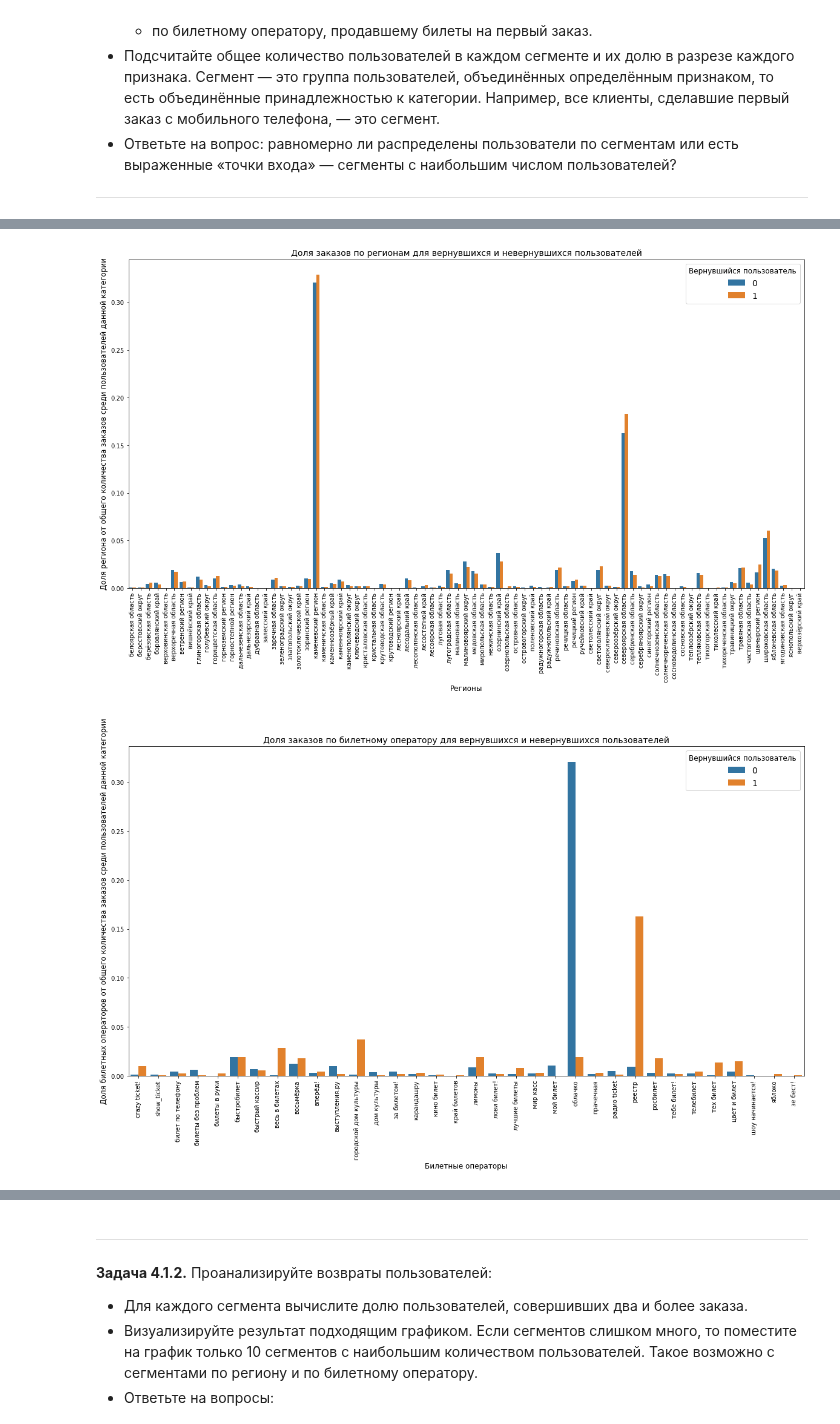
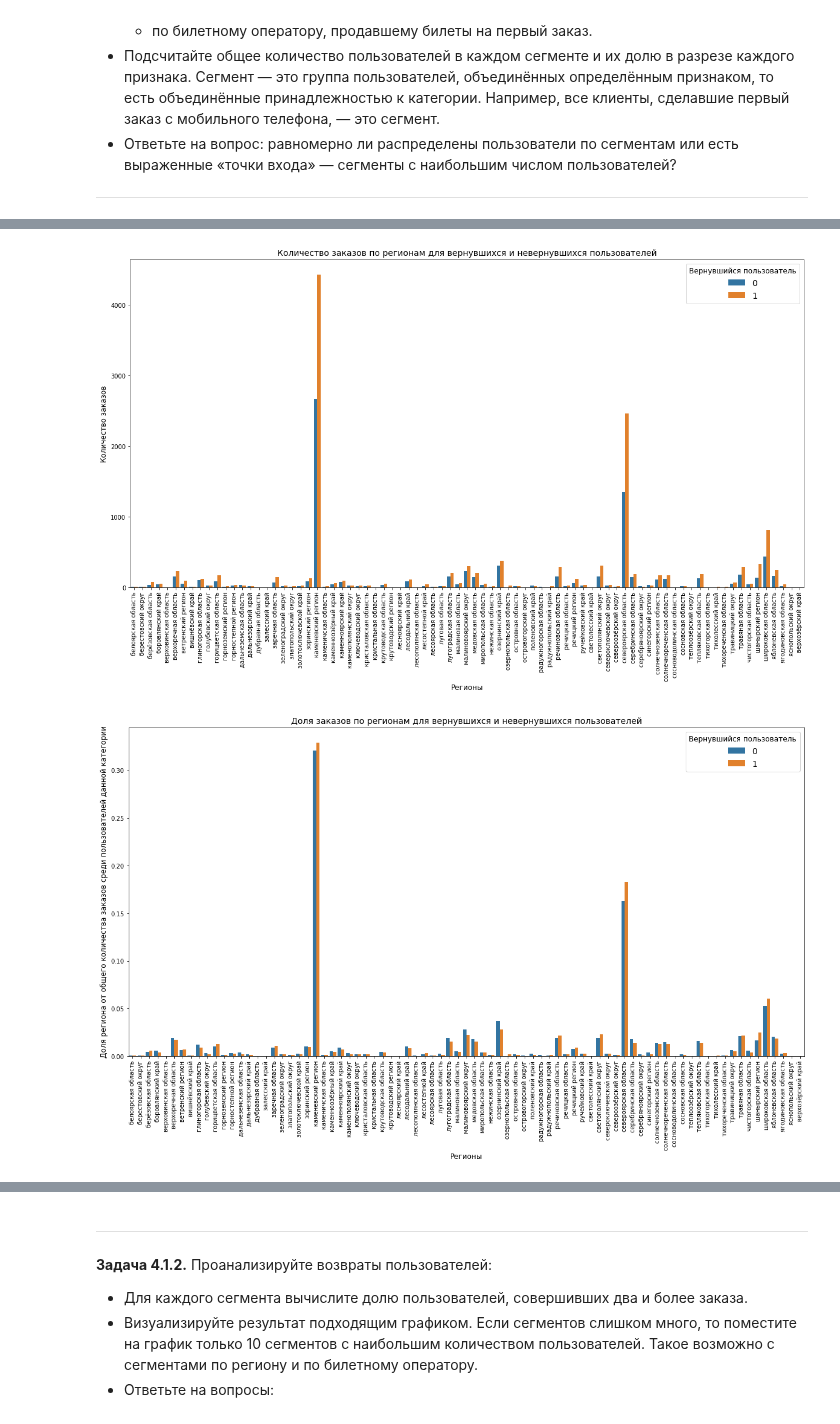
Before and after one commit to blbl-blbl/yandex_practicum_Data_Science_Course, a Jupyter notebook: Module_2_Python_Preprocessing/Final_project_of_2_module.ipynb, the cells around one changed output, grey strips where cells are left out. Saved outputs shown, nothing was run; the diff lists cells and outputs as text; code cells hidden in the pictures.

```diff
--- a/Module_2_Python_Preprocessing/Final_project_of_2_module.ipynb
+++ b/Module_2_Python_Preprocessing/Final_project_of_2_module.ipynb
@@ -641,56 +674,54 @@ for i in device_df['is_return'].unique():
 # %%
+def region_share(row):
+    if row['is_return'] == 1:
+        return row['region_count'] / return_total
+    elif row['is_return'] == 0:
+        return row['region_count'] / unreturn_total
+
 region_df = user_df.groupby(['is_return', 'region_name']).agg(
     region_count=('user_id', 'count')
 ).reset_index()
 
 unreturn_total = region_df[region_df['is_return']==0]['region_count'].sum()
 return_total = region_df[region_df['is_return']==1]['region_count'].sum()
 
 region_df['region_share'] = region_df.apply(region_share, axis=1)
 
+
+# барплот по количеству
 plt.figure(figsize=(20, 10))
+sns.barplot(data=region_df, x="region_name", y="region_count", hue="is_return")
 
+plt.title('Количество заказов по регионам для вернувшихся и невернувшихся пользователей', fontsize=14)
+plt.xlabel('Регионы', fontsize=12)
+plt.ylabel('Количество заказов', fontsize=12)
+plt.xticks(rotation=90)
+plt.legend(
+    title='Вернувшийся пользователь',
+    loc='upper right',
+    fontsize=14,
+    title_fontsize=12,
+    frameon=True,
+)
+plt.show()
+
+
+# барплот по доле
+plt.figure(figsize=(20, 10))
 sns.barplot(data=region_df, x="region_name", y="region_share", hue="is_return")
 
 plt.title('Доля заказов по регионам для вернувшихся и невернувшихся пользователей', fontsize=14)
 plt.xlabel('Регионы', fontsize=12)
 plt.ylabel('Доля региона от общего количества заказов среди пользователей данной категории', fontsize=12)
 plt.xticks(rotation=90)
 plt.legend(
     title='Вернувшийся пользователь',
     loc='upper right',
     fontsize=14,
     title_fontsize=12,
     frameon=True,
 )
 plt.show()
 # %% [output]
-[figure, old version]
+[figure, new version]
+[figure, added]
-# %%
-service_df = user_df.groupby(['is_return', 'service_name']).agg(
-    service_count=('user_id', 'count')
-).reset_index()
-
-unreturn_total = service_df[service_df['is_return']==0]['service_count'].sum()
-return_total = service_df[service_df['is_return']==1]['service_count'].sum()
-
-service_df['service_share'] = region_df.apply(region_share, axis=1)
-
-plt.figure(figsize=(20, 10))
-
-sns.barplot(data=service_df, x="service_name", y="service_share", hue="is_return")
-
-plt.title('Доля заказов по билетному оператору для вернувшихся и невернувшихся пользователей', fontsize=14)
-plt.xlabel('Билетные операторы', fontsize=12)
-plt.ylabel('Доля билетных операторов от общего количества заказов среди пользователей данной категории', fontsize=12)
-plt.xticks(rotation=90)
-plt.legend(
-    title='Вернувшийся пользователь',
-    loc='upper right',
-    fontsize=14,
-    title_fontsize=12,
-    frameon=True,
-)
-plt.show()
-# %% [output]
-[figure, removed]
```
Also changed, not shown: parts of 17 cells of this notebook.
